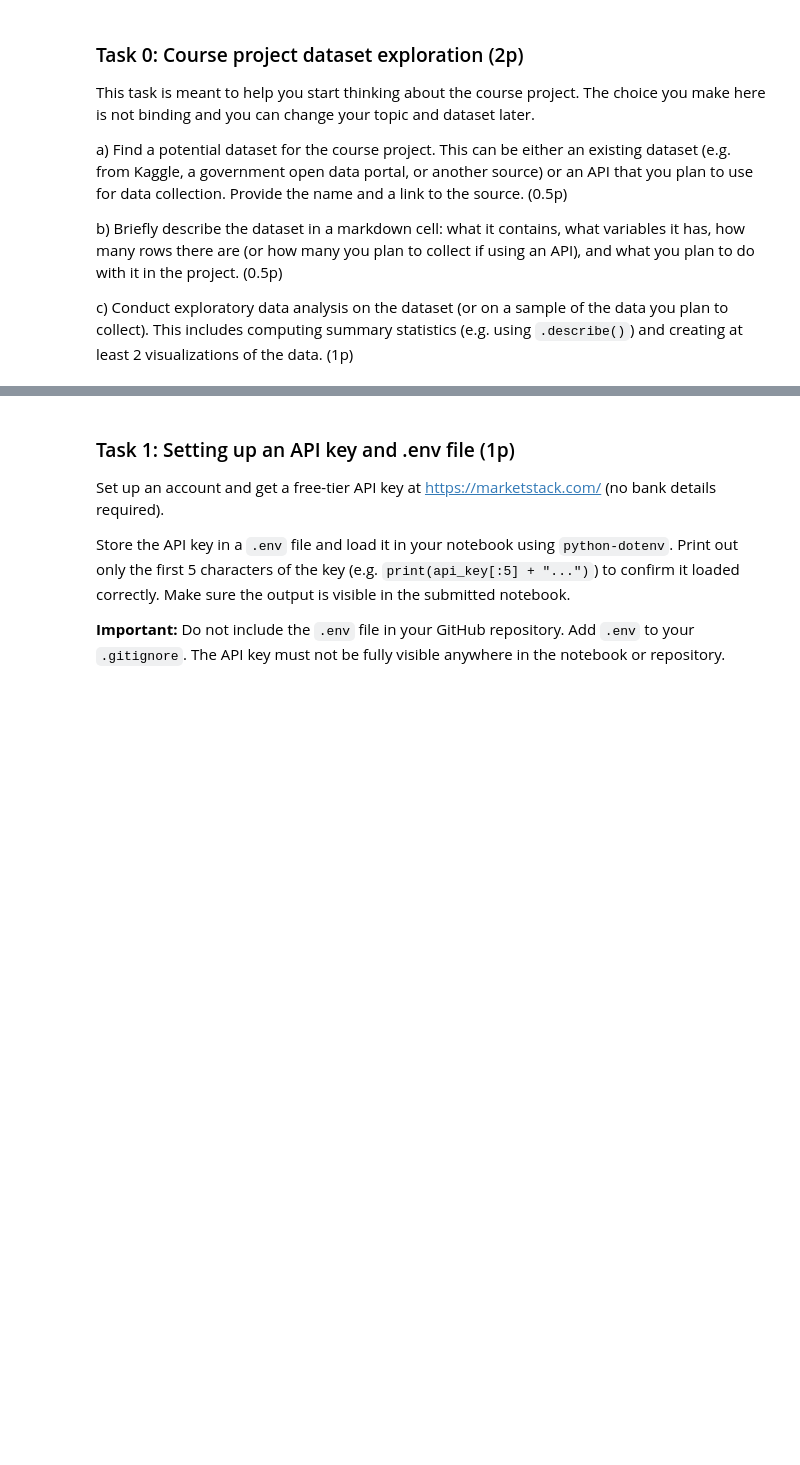
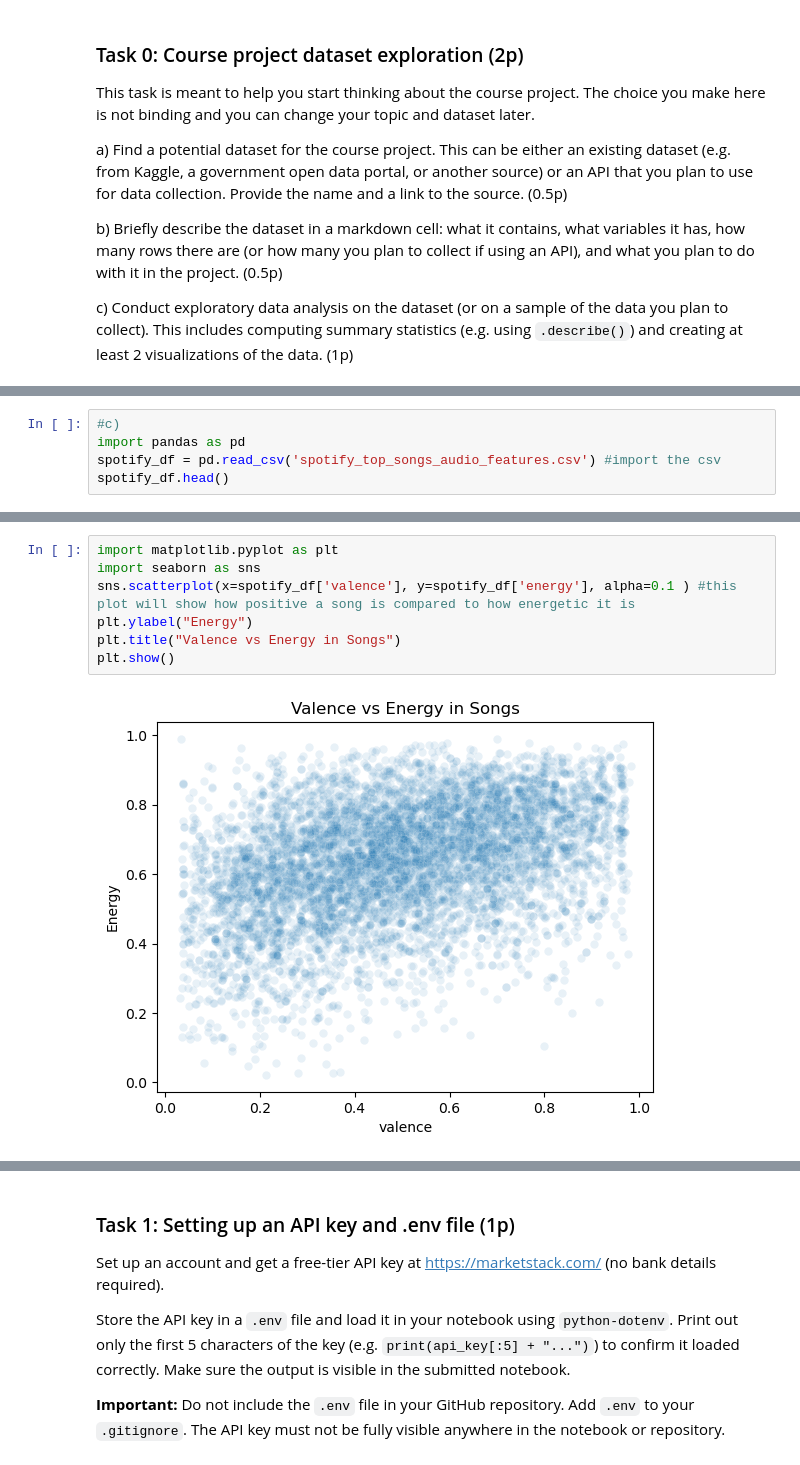
Before and after one commit to stavroulaalex/Python-BusinessIntelligence-Stav, a Jupyter notebook: assignments/assignment2/assignment2.ipynb, the cells around one changed output, grey strips where cells are left out. Cells and saved outputs as stored; diff of their text form; blank space fills up the shorter version.

```diff
--- a/assignments/assignment2/assignment2.ipynb
+++ b/assignments/assignment2/assignment2.ipynb
@@ -62,0 +80,5 @@ c) Conduct exploratory data analysis on the dataset (or on a sample of the data
+# %%
+#c)
+import pandas as pd
+spotify_df = pd.read_csv('spotify_top_songs_audio_features.csv') #import the csv
+spotify_df.head()
@@ -62,0 +124,9 @@ c) Conduct exploratory data analysis on the dataset (or on a sample of the data
+# %%
+import matplotlib.pyplot as plt
+import seaborn as sns
+sns.scatterplot(x=spotify_df['valence'], y=spotify_df['energy'], alpha=0.1 ) #this plot will show how positive a song is compared to how energetic it is
+plt.ylabel("Energy")
+plt.title("Valence vs Energy in Songs")
+plt.show()
+# %% [output]
+[figure, added]
```
Also changed, not shown: parts of 15 cells of this notebook, 2 other files.
